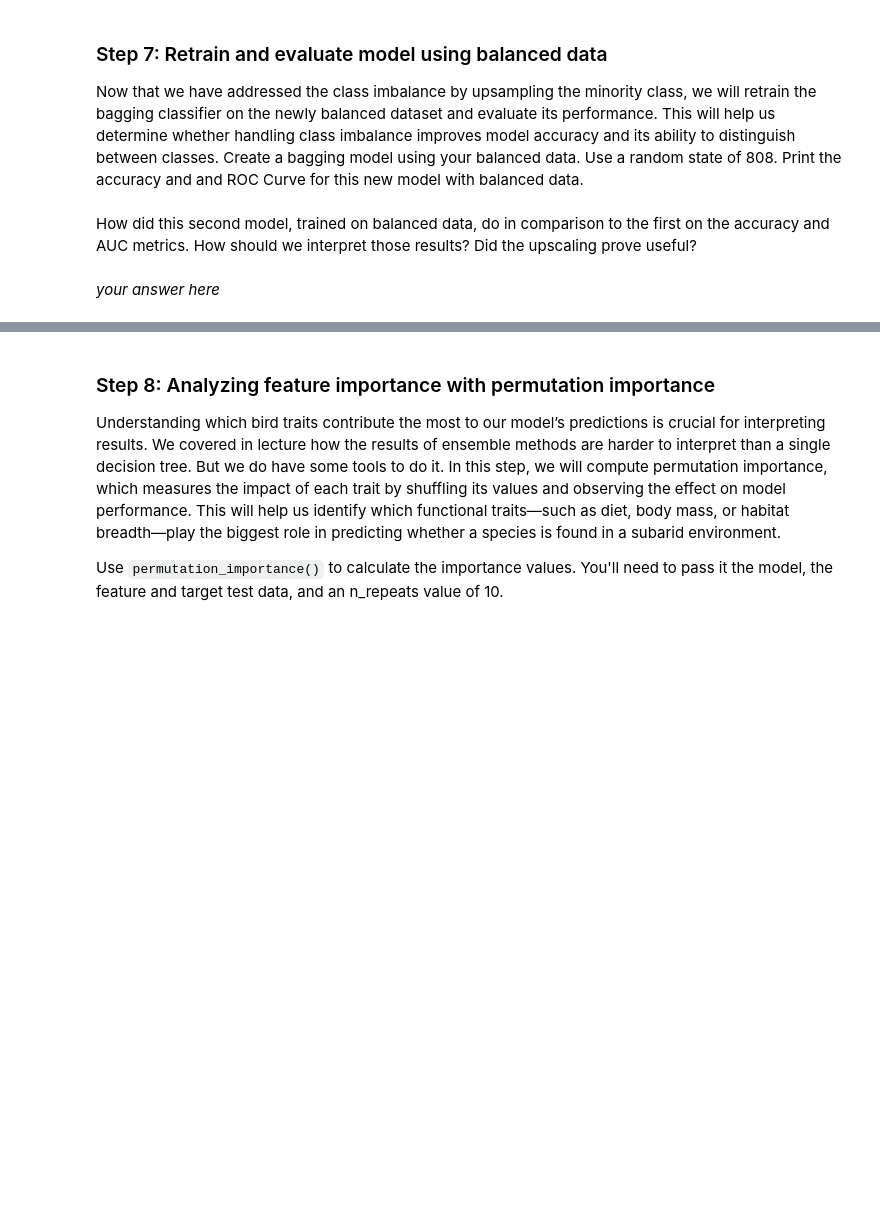
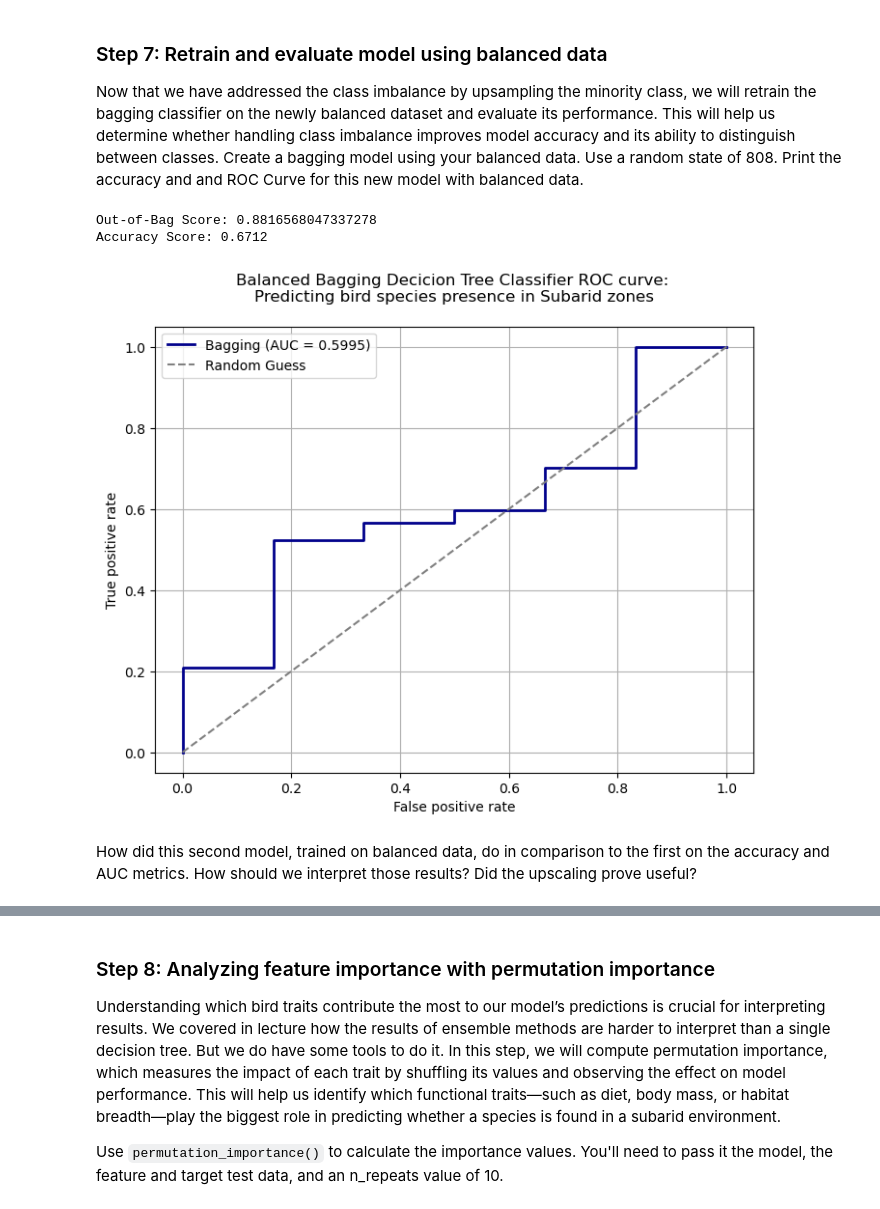
Before and after one commit to emmabeamitchell/EDS232-labs, a Jupyter notebook: Week5/lab5-birds.ipynb, the cells around one changed output, grey strips where cells are left out. Drawn from its saved outputs; the diff is of its cells as text; code cells hidden in the pictures; blank space fills up the shorter version.

```diff
--- a/Week5/lab5-birds.ipynb
+++ b/Week5/lab5-birds.ipynb
@@ -103,7 +233,46 @@ Merge the original majority class with the newly upsampled minority class.
 ### Step 7: Retrain and evaluate model using balanced data
 
 Now that we have addressed the class imbalance by upsampling the minority class, we will retrain the bagging classifier on the newly balanced dataset and evaluate its performance. This will help us determine whether handling class imbalance improves model accuracy and its ability to distinguish between classes. Create a bagging model using your balanced data. Use a random state of 808. Print the accuracy and and ROC Curve for this new model with balanced data.
+# %%
+# Initialize
+bagging_retrained = BaggingClassifier(n_estimators = 100,
+                                    bootstrap = True,
+                                    oob_score = True,
+                                    random_state = 808)
+
+# Fit the model
+bagging_retrained.fit(X_train_upsampled, y_train_upsampled)
+
+# Make predictions
+bagging_retrained_preds = bagging_retrained.predict(X_test_scaled)
+
+# Calculate accuracy
+accuracy_retrained = accuracy_score(y_test, bagging_retrained_preds)
+oob_score_retrained = bagging.oob_score_
+
+print(f"Out-of-Bag Score: {oob_score_retrained}")
+print(f"Accuracy Score: {accuracy_retrained:.4f}")
+# %% [output]
+Out-of-Bag Score: 0.8816568047337278
+Accuracy Score: 0.6712
+# %%
+# Calculate ROC Curve
+fpr_bal, tpr_bal, _ = roc_curve(y_test, bagging_retrained.predict_proba(X_test_scaled)[:,1])
+
+# Calculate AUC
+roc_auc_bagging_retrained = auc(fpr_bal, tpr_bal)
+
+# Plot ROC curve
+plt.figure(figsize = (8,6))
+plt.plot(fpr_bal, tpr_bal, color = 'darkblue', lw = 2, label = f'Bagging (AUC = {roc_auc_bagging_retrained:.4f})')
+plt.plot([0, 1], [0, 1], color="gray", linestyle="--", label="Random Guess")
+plt.xlabel('False positive rate')
+plt.ylabel('True positive rate')
+plt.title('Balanced Bagging Decicion Tree Classifier ROC curve: \nPredicting bird species presence in Subarid zones\n')
+plt.legend()
+plt.grid(True)
+plt.show()
+# %% [output]
+[figure, added]
 # %% [markdown]
 How did this second model, trained on balanced data, do in comparison to the first on the accuracy and AUC metrics.  How should we interpret those results?  Did the upscaling prove useful?
-# %% [markdown]
-*your answer here*
```
Also changed, not shown: parts of 18 cells of this notebook.
